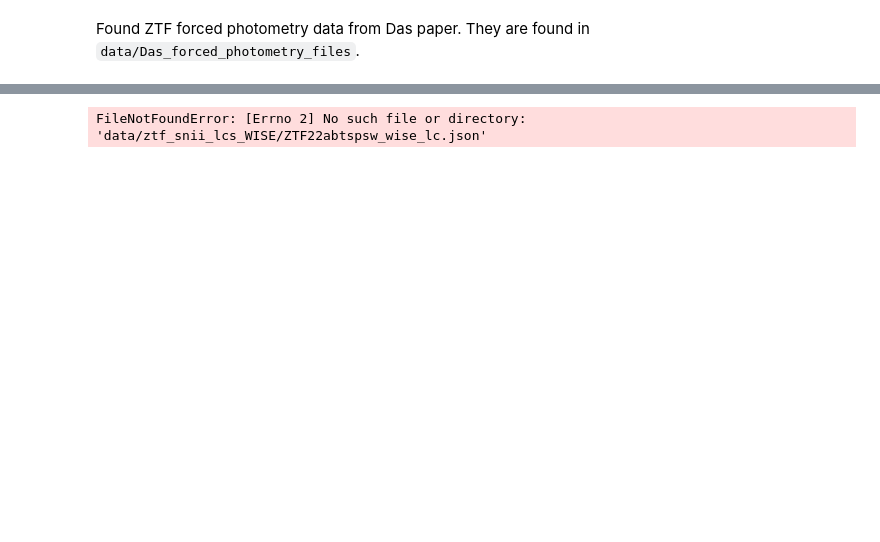
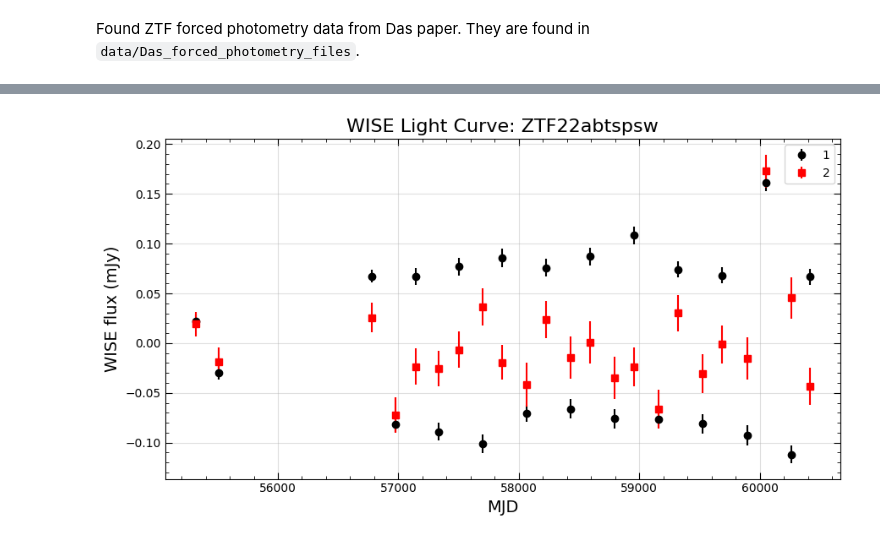
Before and after one commit to ana-lam/LL_typeIIP, a Jupyter notebook: lc_plotting.ipynb, the cells around one changed output, grey strips where cells are left out. Drawn from its saved outputs; the diff is of its cells as text; code cells hidden in the pictures; blank space fills up the shorter version.

```diff
--- a/lc_plotting.ipynb
+++ b/lc_plotting.ipynb
@@ -366,4 +398,5 @@ def get_wise_lc(filename):
-# %%
-get_wise_lc('data/ztf_snii_lcs_WISE/lightcurve_ZTF22abtspsw_r137.67_d7.21.diff.json')
-# %% [output]
-FileNotFoundError: [Errno 2] No such file or directory: 'data/ztf_snii_lcs_WISE/ZTF22abtspsw_wise_lc.json'
+# %%
+res_dict = get_wise_lc_data('ZTF22abtspsw')
+plot_wise_lc(res_dict, oid="ZTF22abtspsw")
+# %% [output]
+[figure, added]
```
Also changed, not shown: parts of 18 cells of this notebook, 1 other file.
